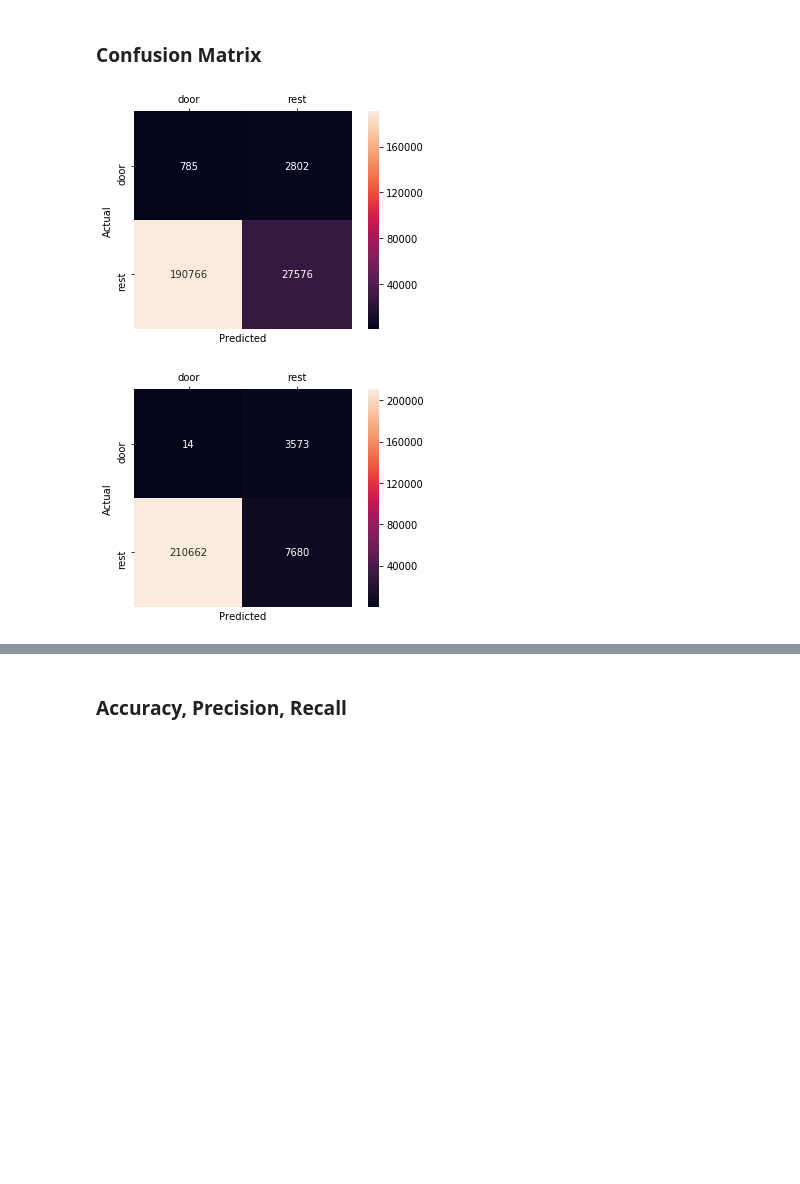
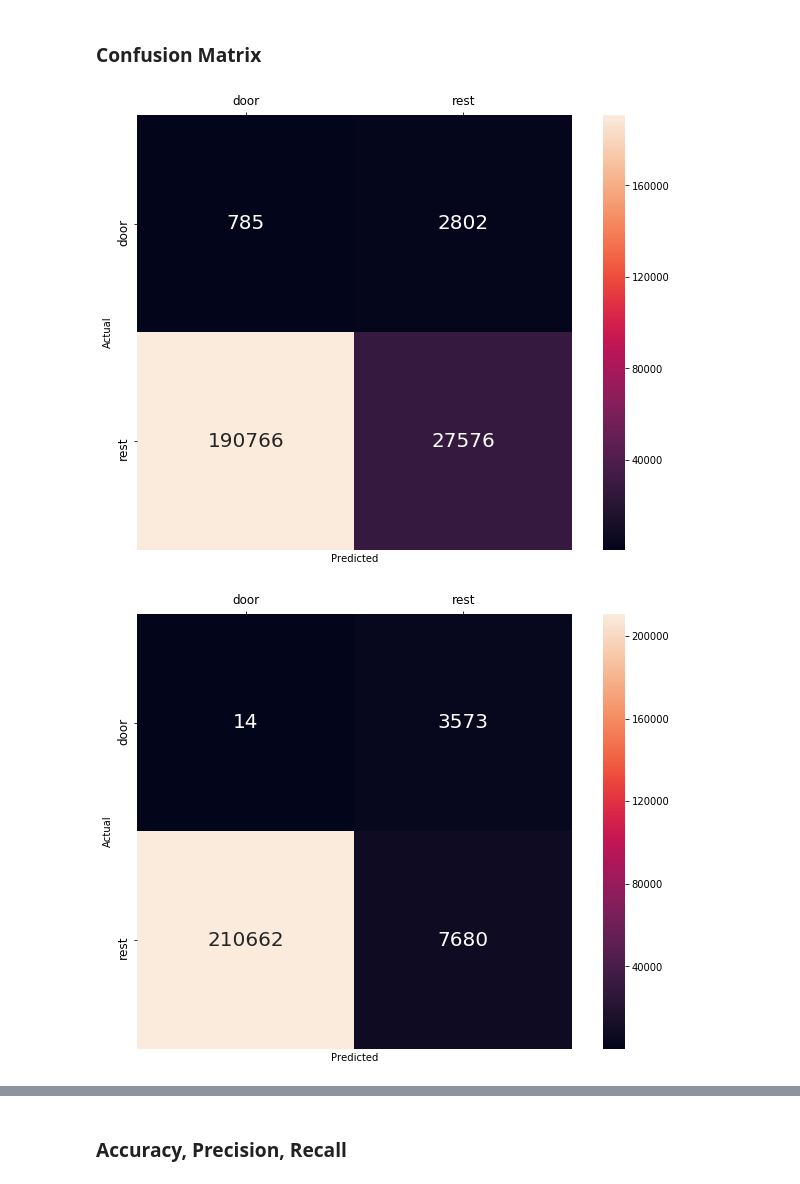
Before and after one commit to 7high/thesis, a Jupyter notebook: ble_classification.ipynb, the cells around one changed output, grey strips where cells are left out. Saved outputs shown, nothing was run; the diff lists cells and outputs as text; code cells hidden in the pictures; blank space fills up the shorter version.

Commit message:
Changed conf_matrix size

```diff
--- a/ble_classification.ipynb
+++ b/ble_classification.ipynb
@@ -188,9 +188,10 @@ for device in sorted(ble_devicetypes):
 # %%
 for device_list in device_cms:
     for classifier_cm in device_list:
-        fig, ax = plt.subplots()
+        fig, ax = plt.subplots(figsize=(11,8))
+        ax.tick_params(labelsize='large')
         ax.xaxis.set_ticks_position('top')
-        sns.heatmap(classifier_cm, annot=True, square=True, fmt='d');
+        sns.heatmap(classifier_cm, annot=True, annot_kws={"size":20},square=True, fmt='d');
 # %% [output]
-[figure, old version]
+[figure, new version]
-[figure, old version]
+[figure, new version]
```
Also changed, not shown: parts of 1 cell of this notebook, 1 other file.
